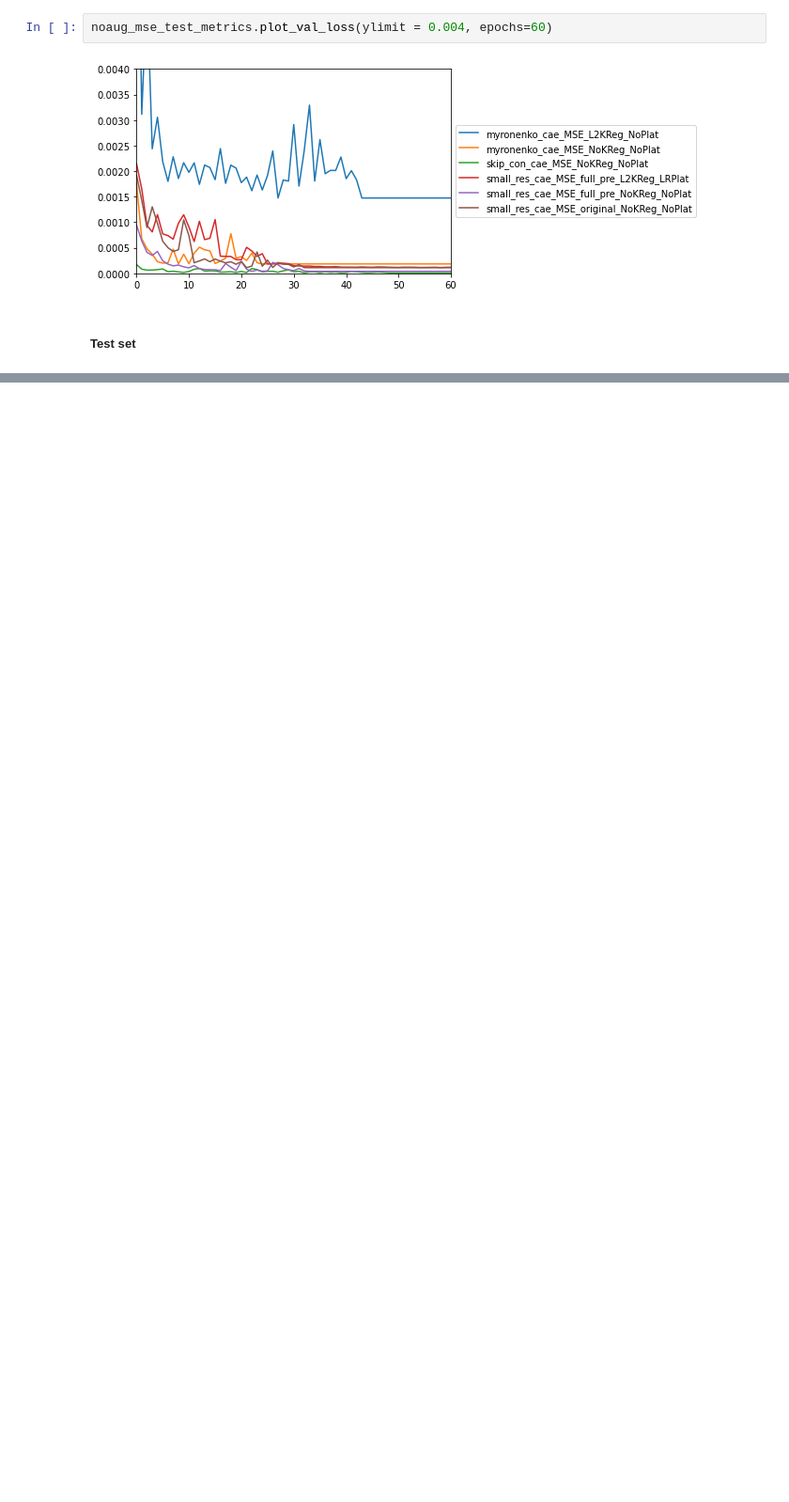
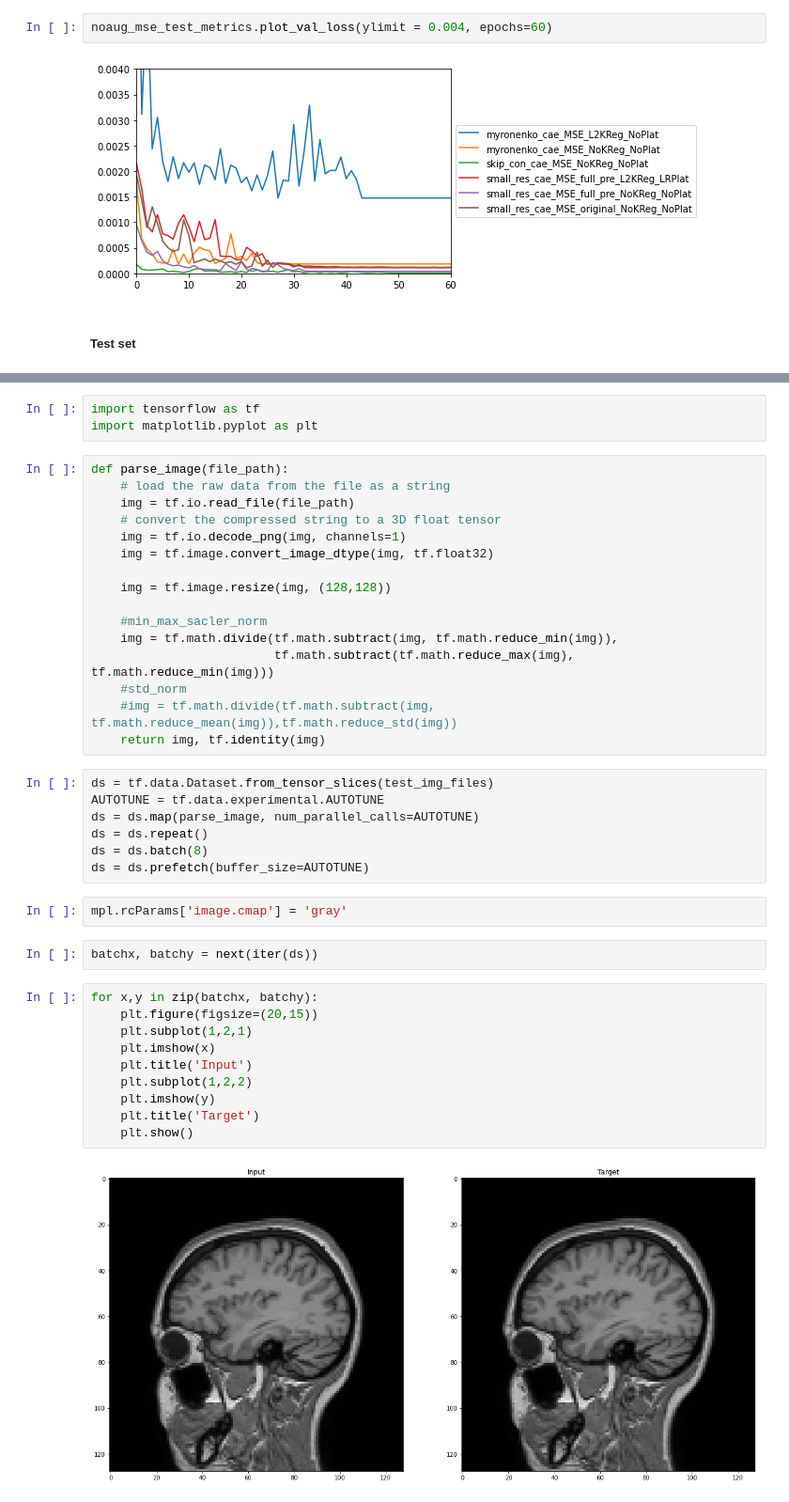
Before and after one commit to AdrianArnaiz/Brain-MRI-Autoencoder, a Jupyter notebook: src/2.Experiments/First_Experiments.ipynb, the cells around one changed output, grey strips where cells are left out. Shown at 94% size. Saved outputs shown, nothing was run; the diff lists cells and outputs as text; blank space fills up the shorter version.

```diff
--- a/src/2.Experiments/First_Experiments.ipynb
+++ b/src/2.Experiments/First_Experiments.ipynb
@@ -166,0 +146,42 @@ plot_noisy_batch(small_res_cae_original_MinMax, elem, 0.05)
+# %%
+import tensorflow as tf
+import matplotlib.pyplot as plt
+# %%
+def parse_image(file_path):
+    # load the raw data from the file as a string
+    img = tf.io.read_file(file_path)
+    # convert the compressed string to a 3D float tensor
+    img = tf.io.decode_png(img, channels=1)
+    img = tf.image.convert_image_dtype(img, tf.float32)
+
+    img = tf.image.resize(img, (128,128))
+
+    #min_max_sacler_norm
+    img = tf.math.divide(tf.math.subtract(img, tf.math.reduce_min(img)),
+                         tf.math.subtract(tf.math.reduce_max(img), tf.math.reduce_min(img)))
+    #std_norm
+    #img = tf.math.divide(tf.math.subtract(img, tf.math.reduce_mean(img)),tf.math.reduce_std(img))
+    return img, tf.identity(img)
+# %%
+ds = tf.data.Dataset.from_tensor_slices(test_img_files)
+AUTOTUNE = tf.data.experimental.AUTOTUNE
+ds = ds.map(parse_image, num_parallel_calls=AUTOTUNE)
+ds = ds.repeat()
+ds = ds.batch(8)
+ds = ds.prefetch(buffer_size=AUTOTUNE)
+# %%
+mpl.rcParams['image.cmap'] = 'gray'
+# %%
+batchx, batchy = next(iter(ds))
+# %%
+for x,y in zip(batchx, batchy):
+    plt.figure(figsize=(20,15))
+    plt.subplot(1,2,1)
+    plt.imshow(x)
+    plt.title('Input')
+    plt.subplot(1,2,2)
+    plt.imshow(y)
+    plt.title('Target')
+    plt.show()
+# %% [output]
+[figure, added]
```
Also changed, not shown: parts of 21 cells of this notebook, 38 other files.
